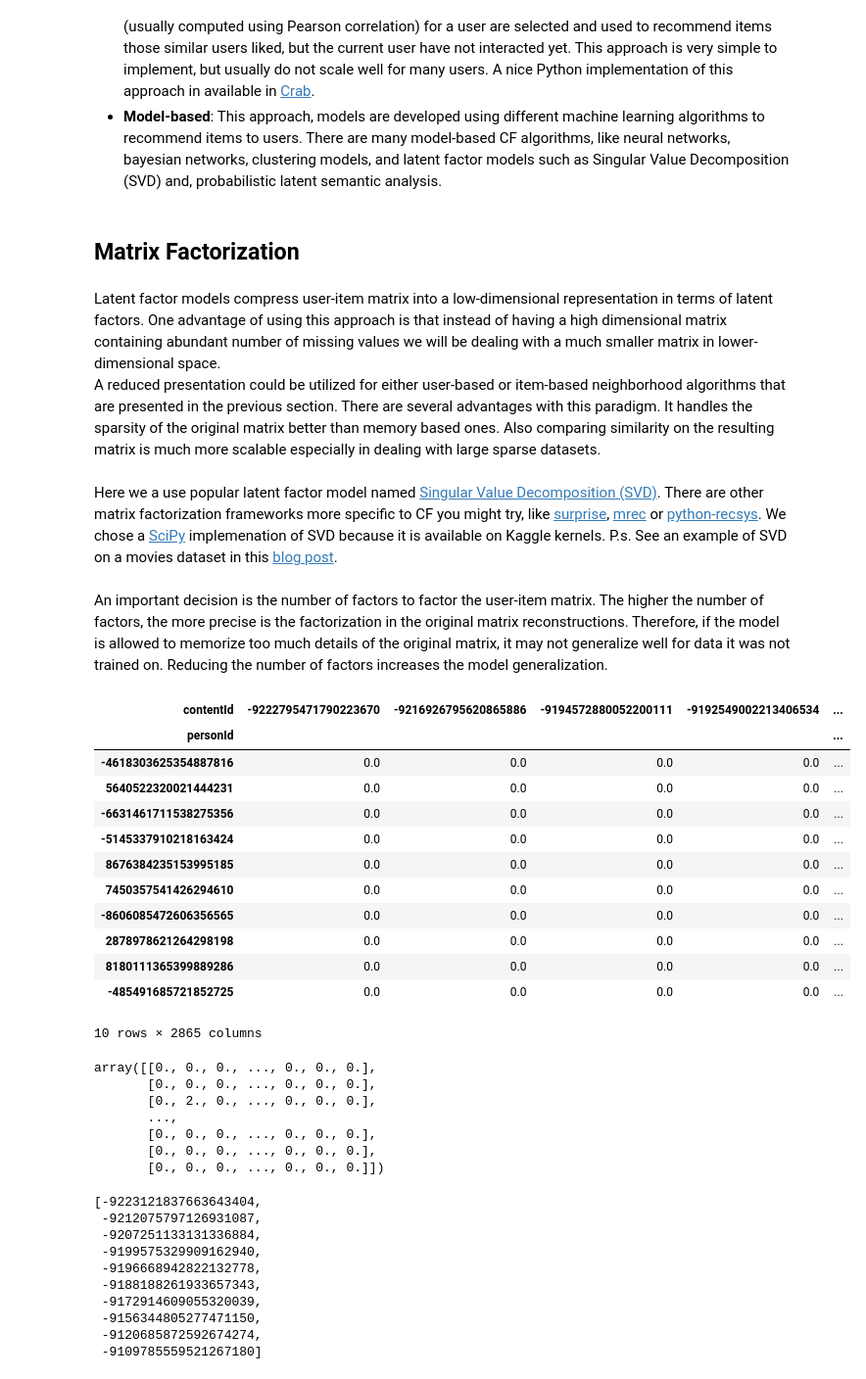
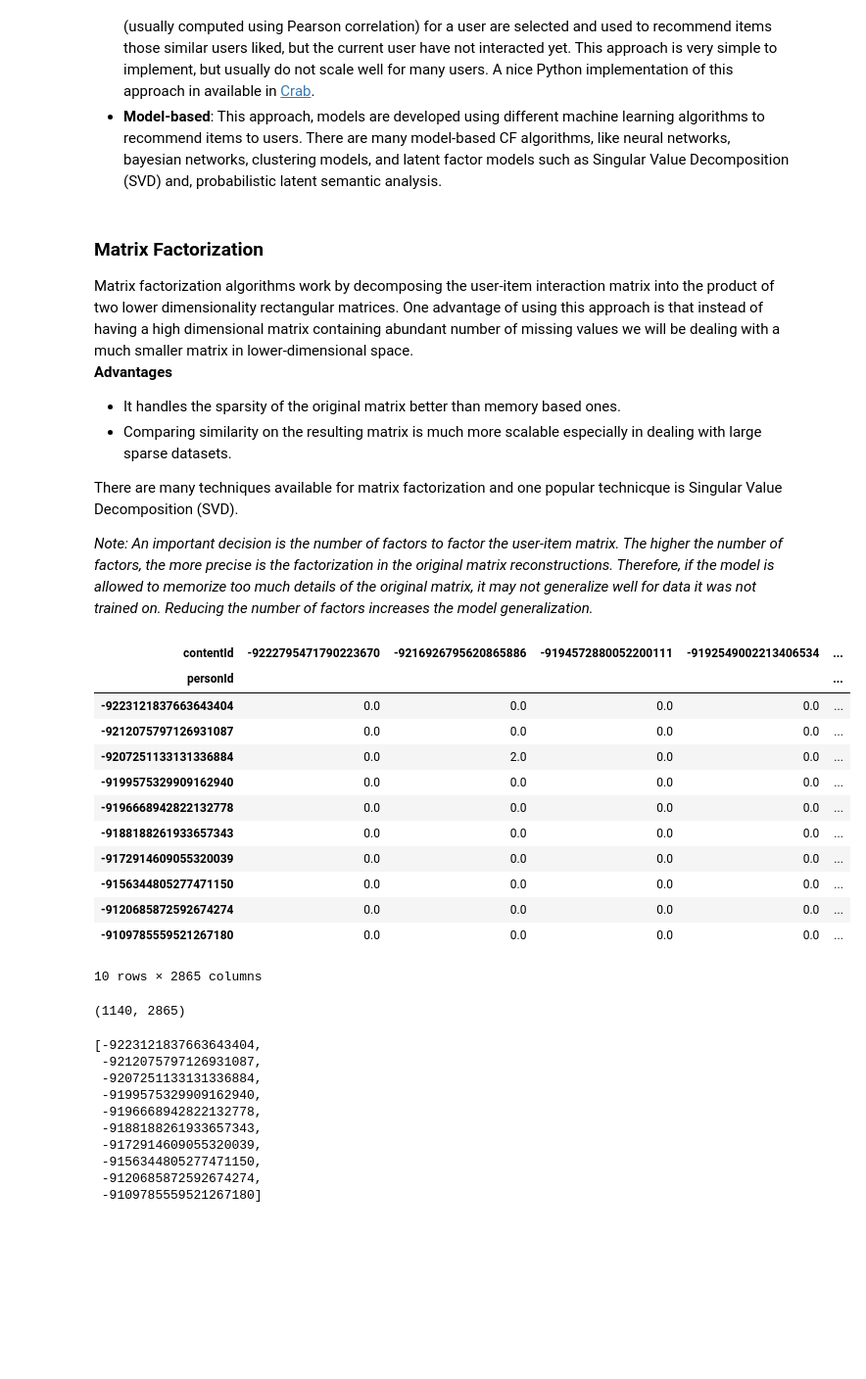
Before and after one commit to saransathy/pycode, a Jupyter notebook: aiml/recommender-systems/recommender-systems-intro.ipynb, the cells around one changed output. Shown at 98% size. Cells and saved outputs as stored; diff of their text form; code cells hidden in the pictures; blank space fills up the shorter version.

```diff
--- a/aiml/recommender-systems/recommender-systems-intro.ipynb
+++ b/aiml/recommender-systems/recommender-systems-intro.ipynb
@@ -531,46 +633,42 @@ Collaborative Filtering (CF) has two main implementation strategies:
 - **Memory-based**: This approach uses the memory of previous users interactions to compute users similarities based on items they've interacted (user-based approach) or compute items similarities based on the users that have interacted with them (item-based approach).
 A typical example of this approach is User Neighbourhood-based CF, in which the top-N similar users (usually computed using Pearson correlation) for a user are selected and used to recommend items those similar users liked, but the current user have not interacted yet. This approach is very simple to implement, but usually do not scale well for many users. A nice Python implementation of this approach in available in [Crab](http://muricoca.github.io/crab/).
 - **Model-based**: This approach, models are developed using different machine learning algorithms to recommend items to users. There are many model-based CF algorithms, like neural networks, bayesian networks, clustering models, and latent factor models such as Singular Value Decomposition (SVD) and, probabilistic latent semantic analysis.
-# %% [markdown]
-## Matrix Factorization
 # %% [markdown]
-Latent factor models compress user-item matrix into a low-dimensional representation in terms of latent factors. One advantage of using this approach is that instead of having a high dimensional matrix containing abundant number of missing values we will be dealing with a much smaller matrix in lower-dimensional space.
-A reduced presentation could be utilized for either user-based or item-based neighborhood algorithms that are presented in the previous section. There are several advantages with this paradigm. It handles the sparsity of the original matrix better than memory based ones. Also comparing similarity on the resulting matrix is much more scalable especially in dealing with large sparse datasets.
+### Matrix Factorization
+
+Matrix factorization algorithms work by decomposing the user-item interaction matrix into the product of two lower dimensionality rectangular matrices.
+One advantage of using this approach is that instead of having a high dimensional matrix containing abundant number of missing values we will be dealing with a much smaller matrix in lower-dimensional space.
+**Advantages**
+* It handles the sparsity of the original matrix better than memory based ones.
+* Comparing similarity on the resulting matrix is much more scalable especially in dealing with large sparse datasets.
+
+There are many techniques available for matrix factorization and one popular technicque is Singular Value Decomposition (SVD).
+
+*Note: An important decision is the number of factors to factor the user-item matrix. The higher the number of factors, the more precise is the factorization in the original matrix reconstructions. Therefore, if the model is allowed to  memorize too much details of the original matrix, it may not generalize well for data it was not trained on. Reducing the number of factors increases the model generalization.*
-# %% [markdown]
-Here we a use popular latent factor model named [Singular Value Decomposition (SVD)](https://en.wikipedia.org/wiki/Singular_value_decomposition). There are other matrix factorization frameworks more specific to CF you might try, like [surprise](https://github.com/NicolasHug/Surprise), [mrec](https://github.com/Mendeley/mrec) or [python-recsys](https://github.com/ocelma/python-recsys). We chose a [SciPy](https://docs.scipy.org/doc/scipy/reference/generated/scipy.sparse.linalg.svds.html) implemenation of SVD because it is available on Kaggle kernels.
-P.s. See an example of SVD on a movies dataset in this [blog post](https://beckernick.github.io/matrix-factorization-recommender/).
-# %% [markdown]
-An important decision is the number of factors to factor the user-item matrix. The higher the number of factors, the more precise is the factorization in the original matrix reconstructions. Therefore, if the model is allowed to  memorize too much details of the original matrix, it may not generalize well for data it was not trained on. Reducing the number of factors increases the model generalization.
 # %%
 #Creating a sparse pivot table with users in rows and items in columns
 usersItemsPivot = trainInteractions.pivot(index='personId', columns='contentId', values='eventStrength').fillna(0)
 
-usersItemsPivot.sample(10)
+usersItemsPivot.head(10)
 # %% [output]
 | contentId | -9222795471790223670 | -9216926795620865886 | -9194572880052200111 | -9192549002213406534 | ... |
 | personId |  |  |  |  | ... |
-| -4618303625354887816 | 0.0 | 0.0 | 0.0 | 0.0 | ... |
-| 5640522320021444231 | 0.0 | 0.0 | 0.0 | 0.0 | ... |
-| -6631461711538275356 | 0.0 | 0.0 | 0.0 | 0.0 | ... |
-| -5145337910218163424 | 0.0 | 0.0 | 0.0 | 0.0 | ... |
-| 8676384235153995185 | 0.0 | 0.0 | 0.0 | 0.0 | ... |
-| 7450357541426294610 | 0.0 | 0.0 | 0.0 | 0.0 | ... |
-| -8606085472606356565 | 0.0 | 0.0 | 0.0 | 0.0 | ... |
-| 2878978621264298198 | 0.0 | 0.0 | 0.0 | 0.0 | ... |
-| 8180111365399889286 | 0.0 | 0.0 | 0.0 | 0.0 | ... |
-| -485491685721852725 | 0.0 | 0.0 | 0.0 | 0.0 | ... |
+| -9223121837663643404 | 0.0 | 0.0 | 0.0 | 0.0 | ... |
+| -9212075797126931087 | 0.0 | 0.0 | 0.0 | 0.0 | ... |
+| -9207251133131336884 | 0.0 | 2.0 | 0.0 | 0.0 | ... |
+| -9199575329909162940 | 0.0 | 0.0 | 0.0 | 0.0 | ... |
+| -9196668942822132778 | 0.0 | 0.0 | 0.0 | 0.0 | ... |
+| -9188188261933657343 | 0.0 | 0.0 | 0.0 | 0.0 | ... |
+| -9172914609055320039 | 0.0 | 0.0 | 0.0 | 0.0 | ... |
+| -9156344805277471150 | 0.0 | 0.0 | 0.0 | 0.0 | ... |
+| -9120685872592674274 | 0.0 | 0.0 | 0.0 | 0.0 | ... |
+| -9109785559521267180 | 0.0 | 0.0 | 0.0 | 0.0 | ... |
 10 rows × 2865 columns
 # %%
 usersItemsPivotMatrix = usersItemsPivot.values
-usersItemsPivotMatrix[:10]
+usersItemsPivotMatrix.shape
 # %% [output]
-array([[0., 0., 0., ..., 0., 0., 0.],
-       [0., 0., 0., ..., 0., 0., 0.],
-       [0., 2., 0., ..., 0., 0., 0.],
-       ...,
-       [0., 0., 0., ..., 0., 0., 0.],
-       [0., 0., 0., ..., 0., 0., 0.],
-       [0., 0., 0., ..., 0., 0., 0.]])
+(1140, 2865)
 # %%
 users_ids = list(usersItemsPivot.index)
 users_ids[:10]
```
Also changed, not shown: parts of 27 cells of this notebook.
